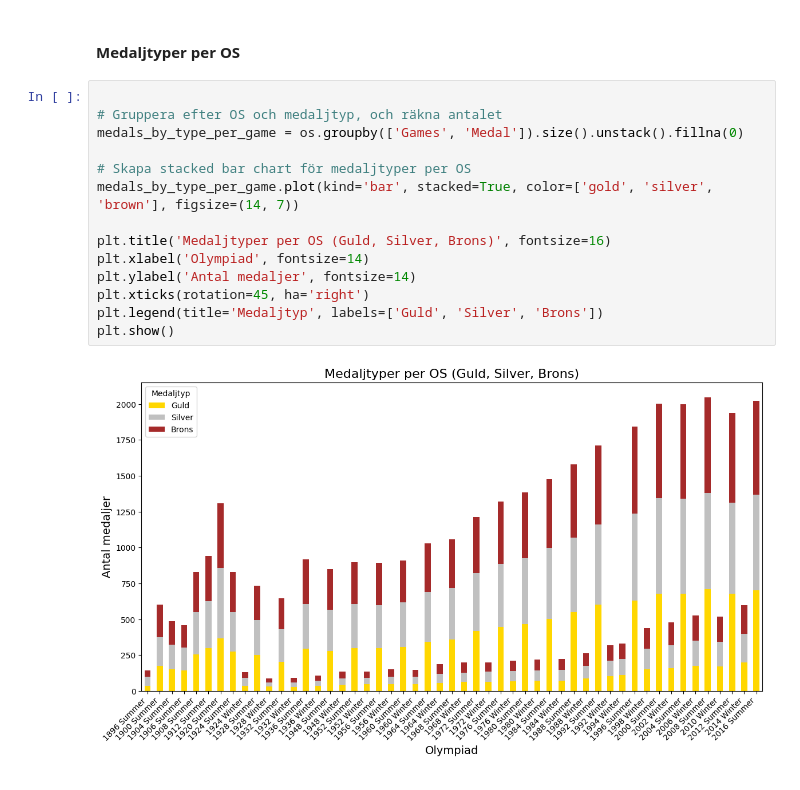
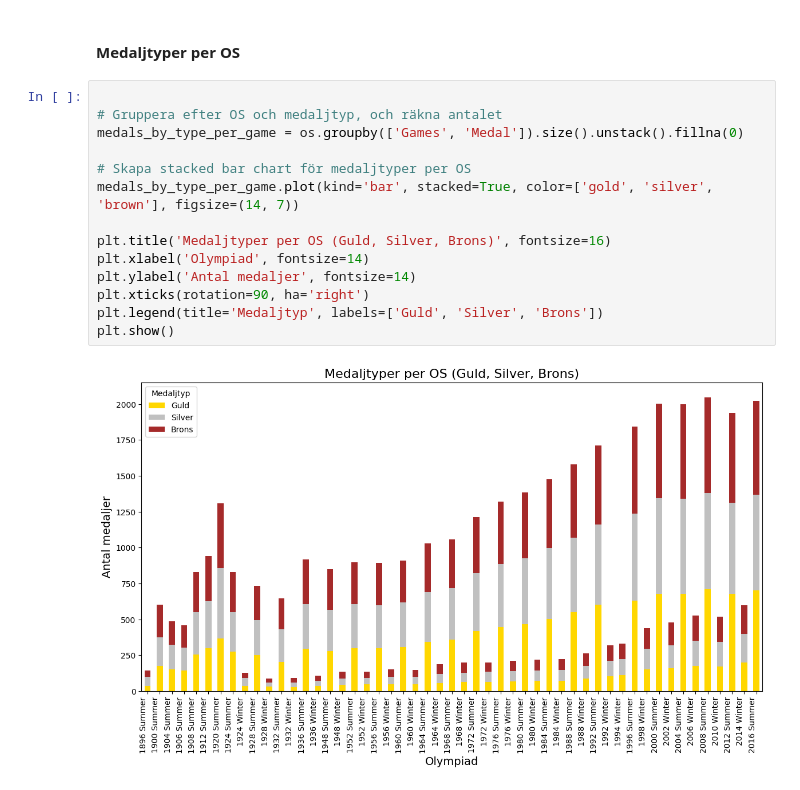
Before and after one commit to Filip5050/Seminarium_OS, a Jupyter notebook: OS_Frankrike.ipynb, the cells around one changed output. Cells and saved outputs as stored; diff of their text form.

```diff
--- a/OS_Frankrike.ipynb
+++ b/OS_Frankrike.ipynb
@@ -91,16 +90,16 @@ plt.show()
 # %%
 
 # Gruppera efter OS och medaljtyp, och räkna antalet
 medals_by_type_per_game = os.groupby(['Games', 'Medal']).size().unstack().fillna(0)
 
 # Skapa stacked bar chart för medaljtyper per OS
 medals_by_type_per_game.plot(kind='bar', stacked=True, color=['gold', 'silver', 'brown'], figsize=(14, 7))
 
 plt.title('Medaljtyper per OS (Guld, Silver, Brons)', fontsize=16)
 plt.xlabel('Olympiad', fontsize=14)
 plt.ylabel('Antal medaljer', fontsize=14)
-plt.xticks(rotation=45, ha='right')
+plt.xticks(rotation=90, ha='right')
 plt.legend(title='Medaljtyp', labels=['Guld', 'Silver', 'Brons'])
 plt.show()
 # %% [output]
-[figure, old version]
+[figure, new version]
```
Also changed, not shown: parts of 3 cells of this notebook.
